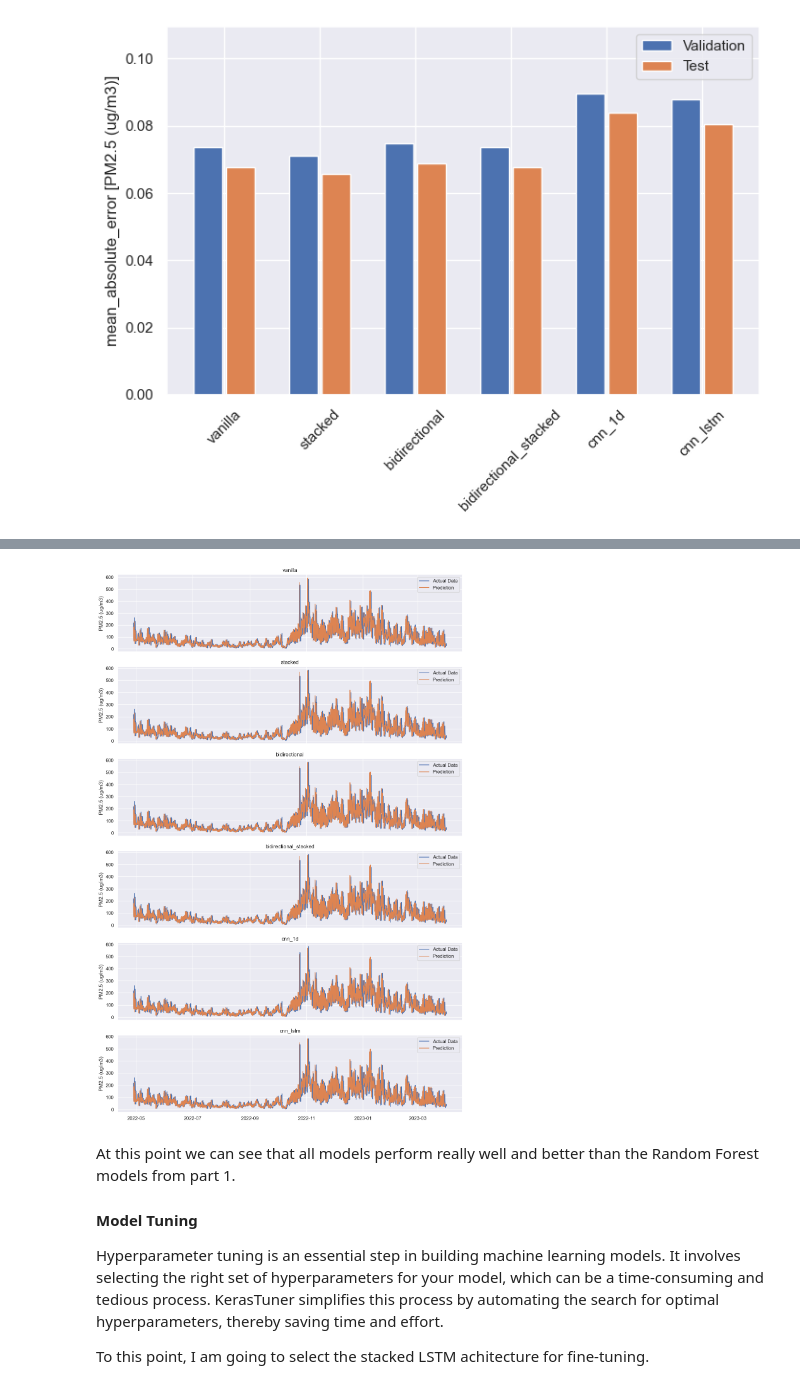
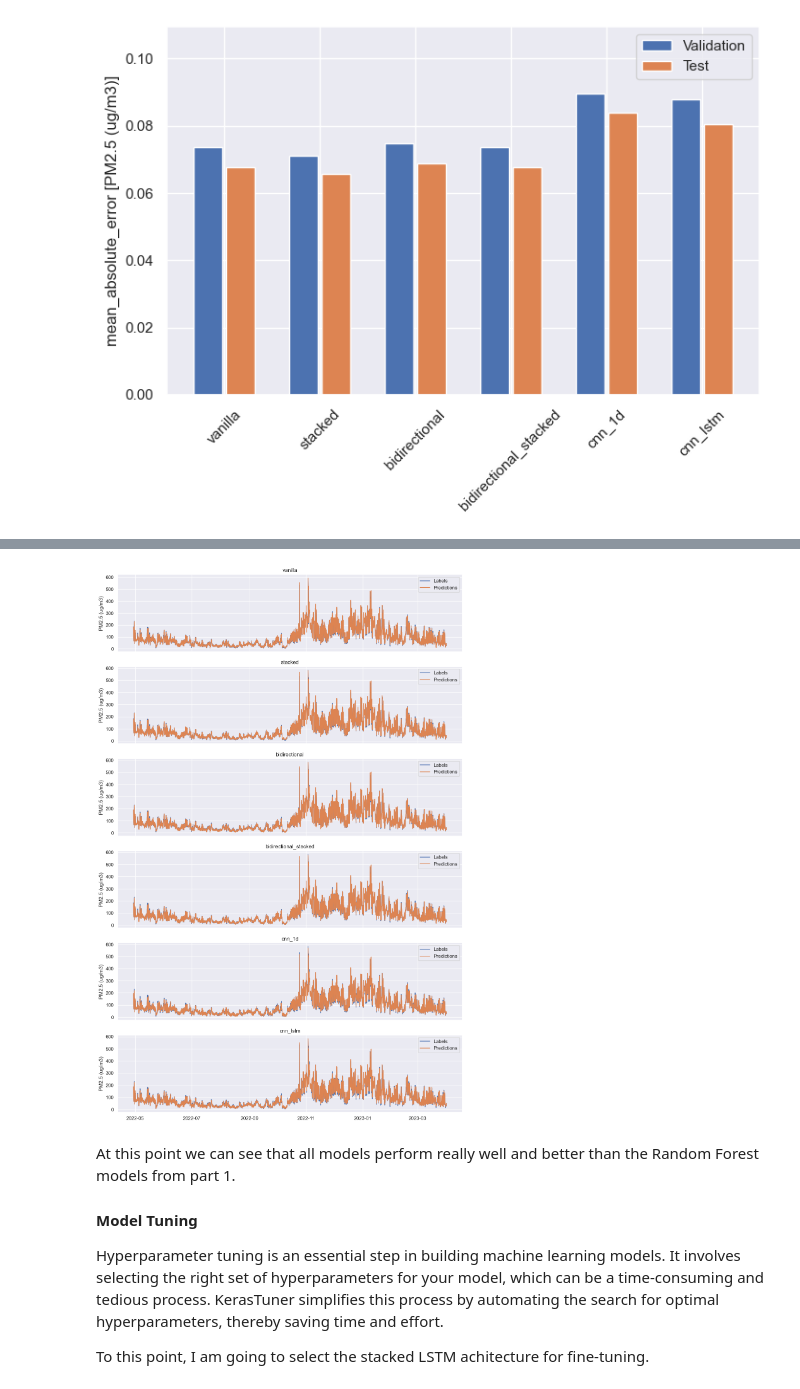
Before and after one commit to sotostzam/india-air-quality-analysis, a Jupyter notebook: 2_deep_learning.ipynb, the cells around one changed output, grey strips where cells are left out. Saved outputs shown, nothing was run; the diff lists cells and outputs as text; code cells hidden in the pictures.

```diff
--- a/2_deep_learning.ipynb
+++ b/2_deep_learning.ipynb
@@ -466,25 +500,38 @@ early_stopping = tf.keras.callbacks.EarlyStopping(monitor='val_loss',
                                                   restore_best_weights=True,
                                                   start_from_epoch=5)
 # %%
-def compile_and_fit(model, num_epochs, patience=2):
+def compile_and_fit(model, window, num_epochs=MAX_EPOCHS):
+    '''
+    Compiles and fits the model to the training and validation datasets.
+
+    Parameters
+    ----------
+        model (Sequential): The model to compile and fit.
+        window (WindowGenerator): The window object that holds the train, val and test sets.
+        num_epochs (int): Maximum number of epochs for the model to train.
+
+    Return
+    ------
+        history (history): Tensorflow history object containing the metric results for each epoch.
+    '''
+
     model.compile(optimizer = Adam(learning_rate = 0.001),
                   loss = MeanSquaredError(),
                   metrics = [MeanAbsoluteError()])
 
-    history = model.fit(X_train, y_train,
-                        validation_data=(X_val, y_val),
-                        epochs=num_epochs,
+    history = model.fit(window.train[0], window.train[1],
+                        validation_data=window.val,
+                        epochs=MAX_EPOCHS,
                         callbacks=[early_stopping])
 
     return history
 # %%
-NUM_EPOCHS = 50
 histories = {}
 
 for model_arch, model in models.items():
     clear_output(wait=False)
     print('Training', model_arch, 'model architecture...')
-    histories[model_arch] = compile_and_fit(model, NUM_EPOCHS)
+    histories[model_arch] = compile_and_fit(model, single_step_window)
 # %% [output]
 Training cnn_lstm model architecture...
 Epoch 1/50
@@ -532,7 +577,7 @@ best_scores = []
 for model_arch, history in histories.items():
     best_scores.append([model_arch,
                         min(history.history['val_loss']),
-                        min(history.history[f'val_{metric_name}'])])
+                        min(history.history[f'val_{METRIC_NAME}'])])
 # %%
 best_scores = pd.DataFrame(best_scores, columns =['Architecture', 'validation_MSE', 'validation_MAE'])
 best_scores = best_scores.set_index('Architecture')
@@ -551,6 +596,6 @@ val_performance = {}
 performance = {}
 
 for model_arch, model in models.items():
-    val_performance[model_arch] = model.evaluate(X_val, y_val)
-    performance[model_arch] = model.evaluate(X_test, y_test, verbose=0)
+    val_performance[model_arch] = model.evaluate(single_step_window.val[0], single_step_window.val[1])
+    performance[model_arch] = model.evaluate(single_step_window.test[0], single_step_window.test[1], verbose=0)
 # %% [output]
@@ -580,14 +625,17 @@ fig, axes = plt.subplots(len(models), 1, figsize=(12, 3*len(models)), sharex=Tru
 fig.tight_layout(pad=2.0)
 
 for index, (model_name, model) in enumerate(models.items()):
-    predictions = model.predict(X_test)
-    predictions = pd.DataFrame(predictions, index=test_df.index[:-single_step_window.input_width-1], columns=single_step_window.label_columns)
+    # Use models to make predictions on the test set
+    predictions = model.predict(single_step_window.test[0])
+    predictions = pd.DataFrame(predictions, index=test_df.index[single_step_window.input_width:-1], columns=single_step_window.label_columns)
 
+    # Let's denormalize the records to their actual values
     predictions_denormalized = denormalize(predictions)
     test_df_denormalized = denormalize(test_df)
 
-    sns.lineplot(data=test_df_denormalized, x=test_df_denormalized.index, y=single_step_window.label_columns[0], label="Actual Data", ax=axes[index])
-    sns.lineplot(data=predictions_denormalized, x=predictions_denormalized.index, y=single_step_window.label_columns[0], label="Prediction", ax=axes[index])
+    # Plot the actual data, as well as the prediction data
+    sns.lineplot(data=test_df_denormalized[24:], x=test_df_denormalized.index[24:], y=single_step_window.label_columns[0], label="Labels", ax=axes[index])
+    sns.lineplot(data=predictions_denormalized, x=predictions_denormalized.index, y=single_step_window.label_columns[0], label="Predictions", ax=axes[index])
     axes[index].set_title(model_name)
     axes[index].set(xlabel=None)
 
@@ -600,6 +648,6 @@ plt.show()
 253/253 [==============================] - 0s 1ms/step
 253/253 [==============================] - 1s 2ms/step
-[figure, old version]
+[figure, new version]
 # %% [markdown]
 At this point we can see that all models perform really well and better than the Random Forest models from part 1.
 
```
Also changed, not shown: parts of 42 cells of this notebook, 52 other files.
